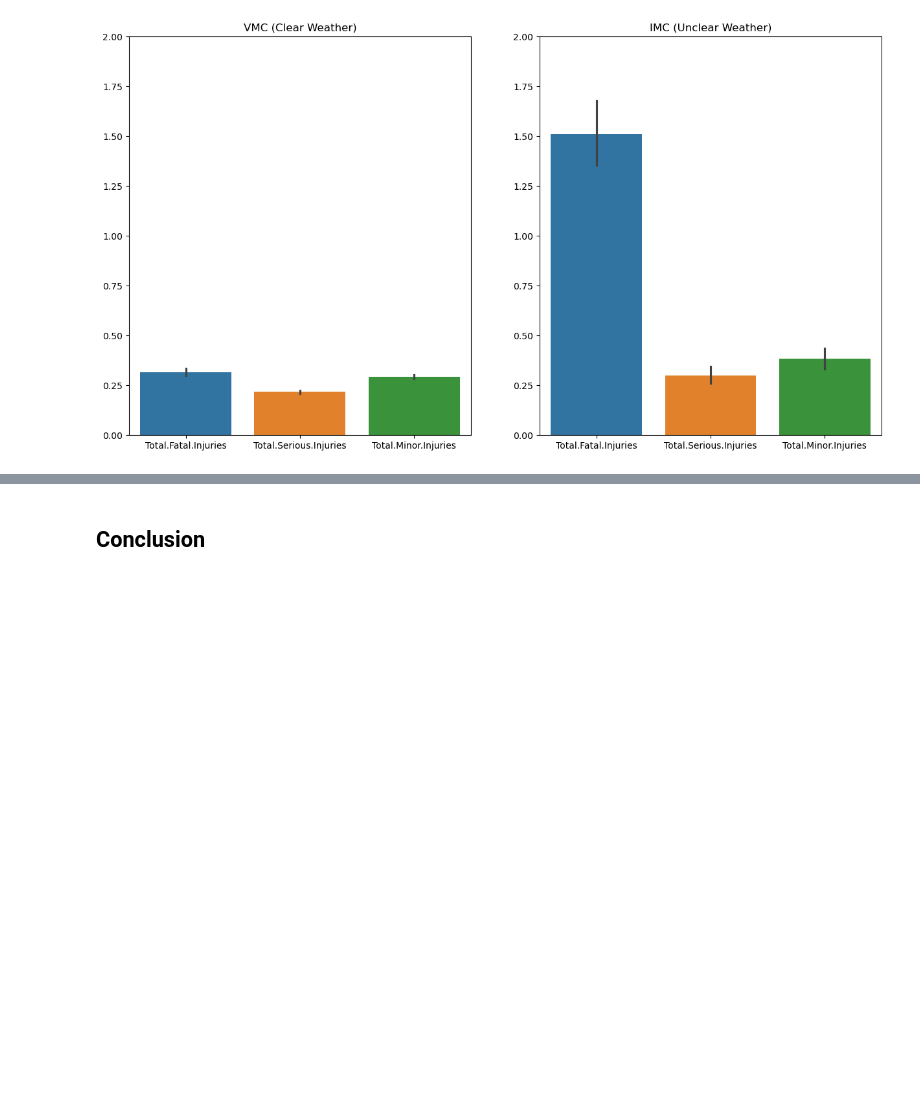
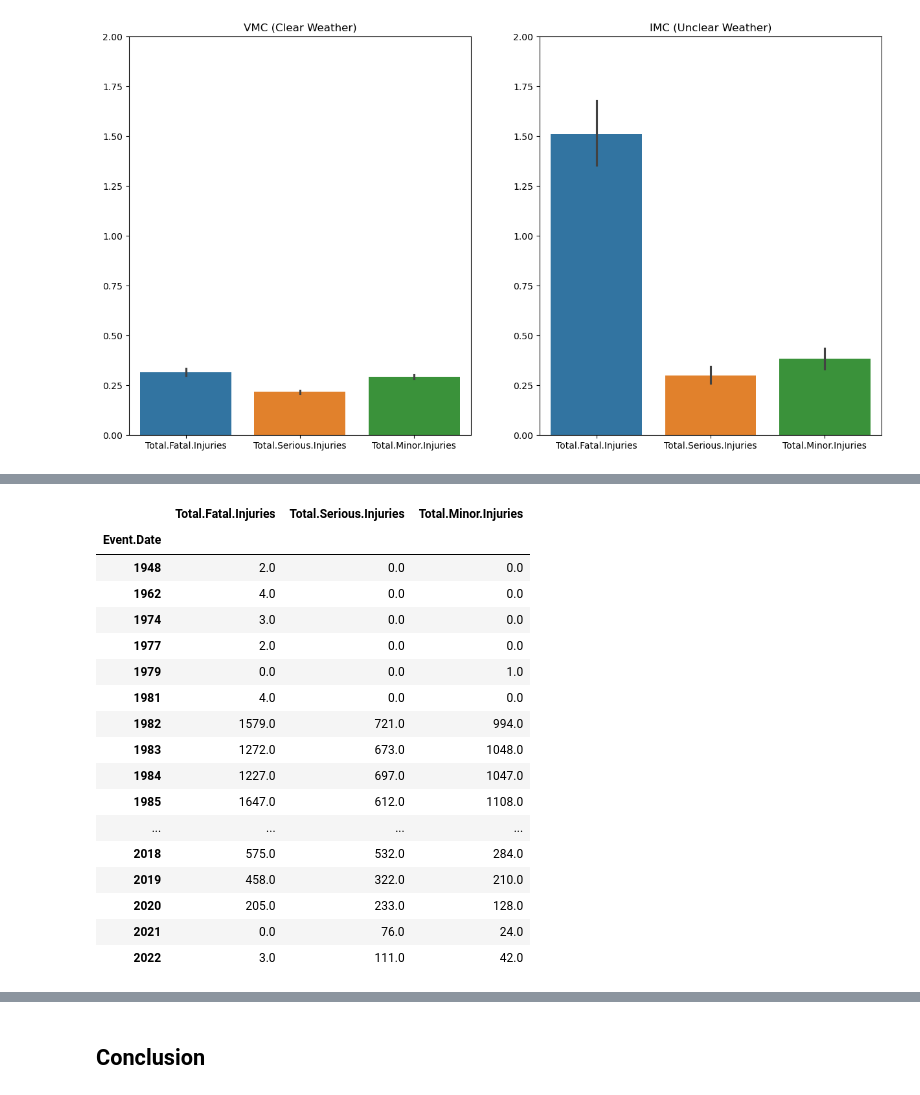
Before and after one commit to mgulbin13/dsc-phase-1-project, a Jupyter notebook: weather.ipynb, the cells around one changed output, grey strips where cells are left out. Saved outputs shown, nothing was run; the diff lists cells and outputs as text; code cells hidden in the pictures; blank space fills up the shorter version.

```diff
--- a/weather.ipynb
+++ b/weather.ipynb
@@ -107,3 +109,6 @@ axes[1].set_ybound(0,2)
 plt.show()
 # %% [output]
 [figure]
+# %%
+df['Event.Date'] = pd.to_datetime(df['Event.Date'])
+df.info()
@@ -109,0 +133,21 @@ plt.show()
+# %%
+df.groupby(df['Event.Date'].map(lambda x: x.year))[['Total.Fatal.Injuries', 'Total.Serious.Injuries', 'Total.Minor.Injuries']].sum()
+# %% [output]
+|  | Total.Fatal.Injuries | Total.Serious.Injuries | Total.Minor.Injuries |
+| Event.Date |  |  |  |
+| 1948 | 2.0 | 0.0 | 0.0 |
+| 1962 | 4.0 | 0.0 | 0.0 |
+| 1974 | 3.0 | 0.0 | 0.0 |
+| 1977 | 2.0 | 0.0 | 0.0 |
+| 1979 | 0.0 | 0.0 | 1.0 |
+| 1981 | 4.0 | 0.0 | 0.0 |
+| 1982 | 1579.0 | 721.0 | 994.0 |
+| 1983 | 1272.0 | 673.0 | 1048.0 |
+| 1984 | 1227.0 | 697.0 | 1047.0 |
+| 1985 | 1647.0 | 612.0 | 1108.0 |
+| ... | ... | ... | ... |
+| 2018 | 575.0 | 532.0 | 284.0 |
+| 2019 | 458.0 | 322.0 | 210.0 |
+| 2020 | 205.0 | 233.0 | 128.0 |
+| 2021 | 0.0 | 76.0 | 24.0 |
+| 2022 | 3.0 | 111.0 | 42.0 |
```
Also changed, not shown: parts of 3 cells of this notebook, 1 other file.
